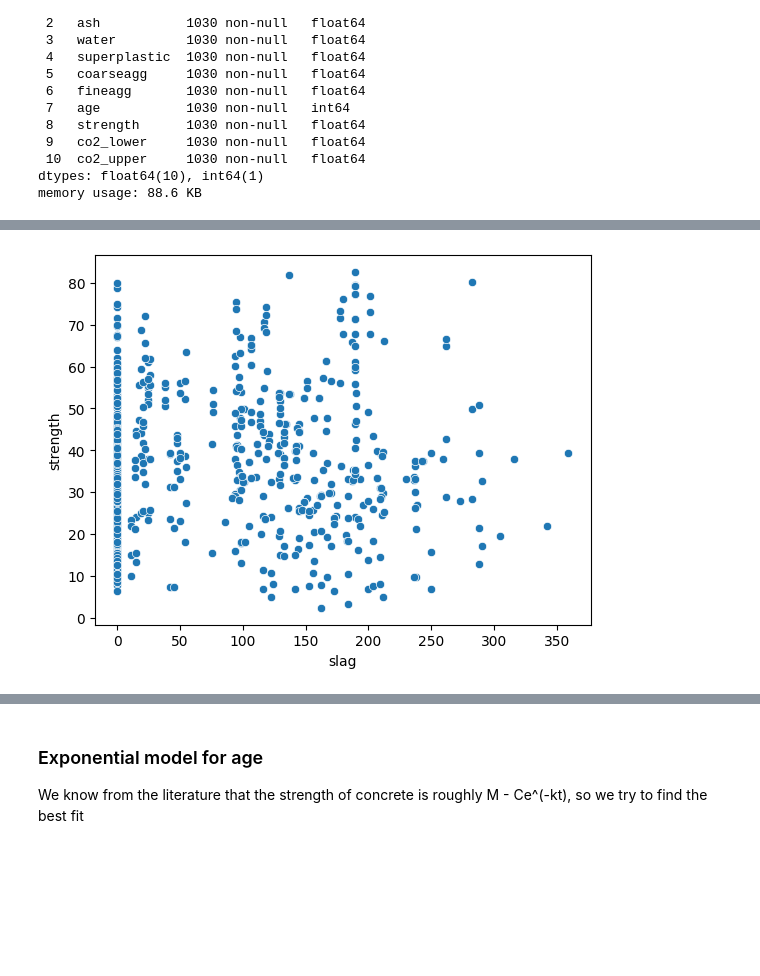
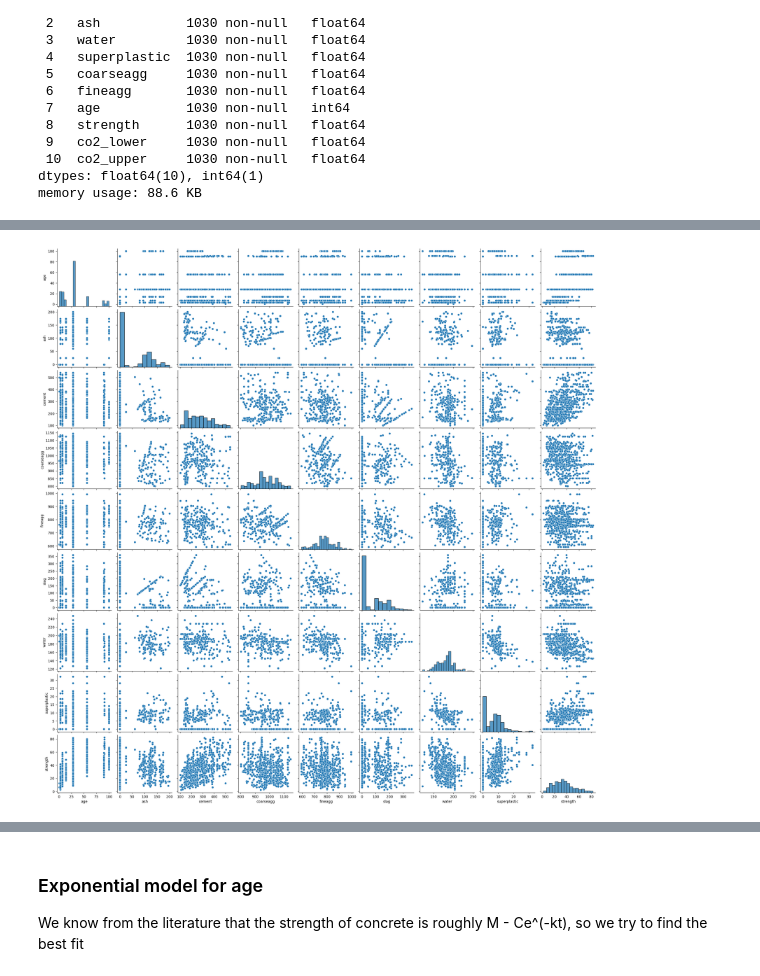
Before and after one commit to genserk/Concrete, a Jupyter notebook: EDA.ipynb, the cells around one changed output, grey strips where cells are left out. Cells and saved outputs as stored; diff of their text form; code cells hidden in the pictures; blank space fills up the shorter version.

```diff
--- a/EDA.ipynb
+++ b/EDA.ipynb
@@ -48,0 +48,2 @@ plt.show()
+# %%
+concrete = concrete[concrete['age'] < 120]
@@ -49,8 +55,9 @@ plt.show()
+# %%
+concrete_train, concrete_test = train_test_split(concrete,
+                                                 shuffle=True,
+                                                 random_state=487)
 # %%
-sns.scatterplot(data=concrete_train,
-                x='slag',
-                y='strength')
-
+sns.pairplot(concrete_train[['age','ash','cement','coarseagg','fineagg','slag','water','superplastic','strength']])
 plt.show()
 # %% [output]
-[figure, old version]
+[figure, new version]
```
Also changed, not shown: parts of 21 cells of this notebook, 1 other file.
